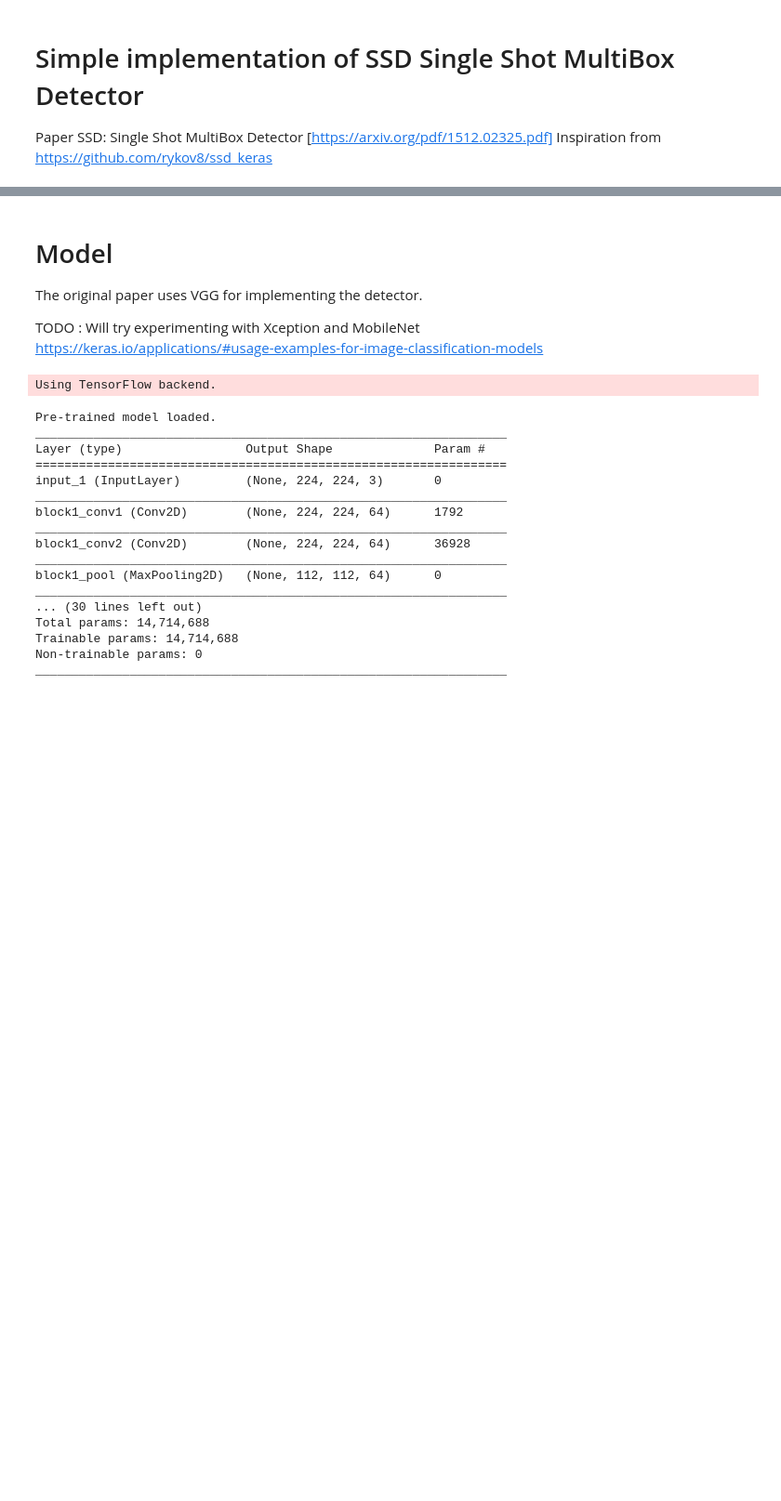
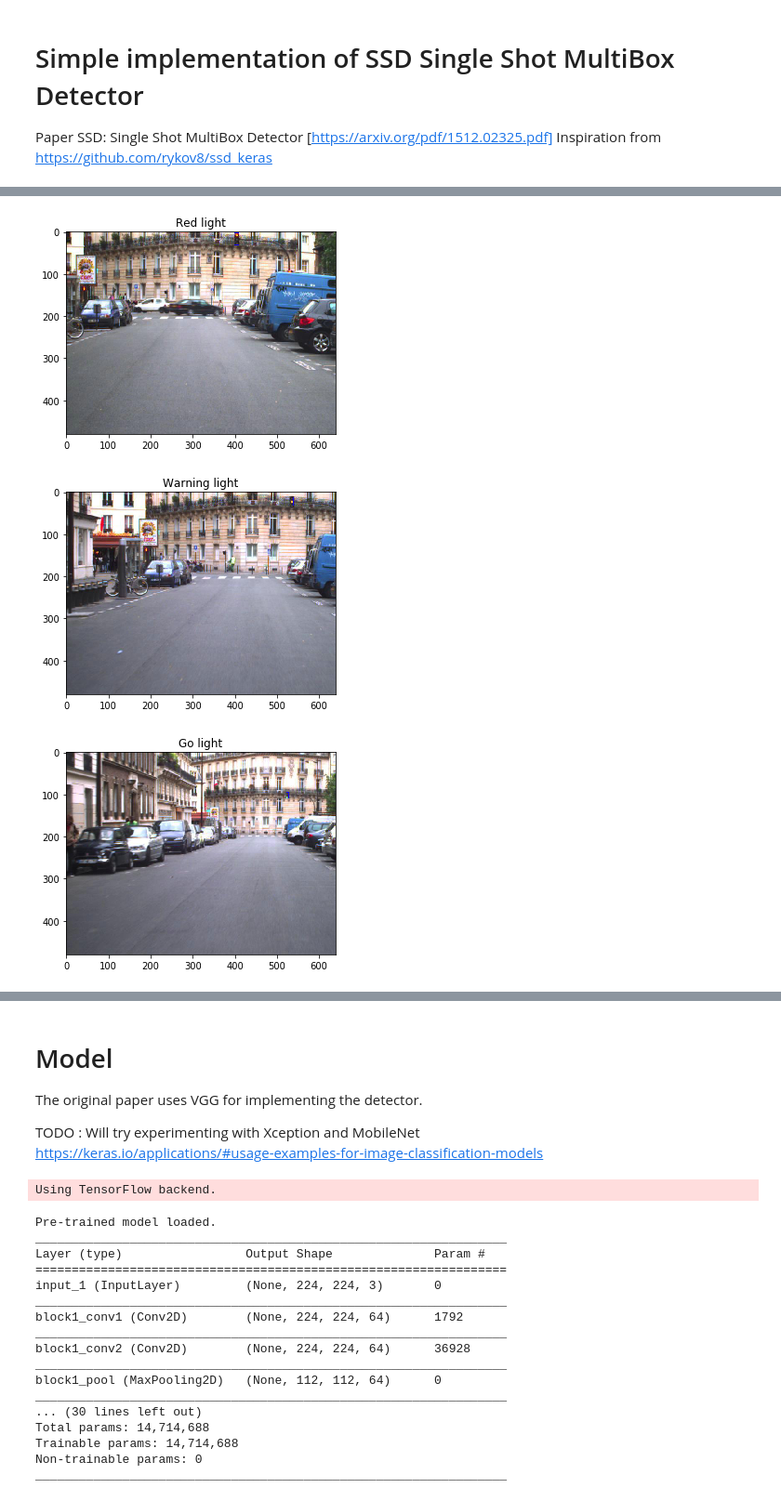
Before and after one commit to rdjondo/SimplisticSSD, a Jupyter notebook: MySSD_experiment.ipynb, the cells around one changed output, grey strips where cells are left out. Shown at 93% size. Saved outputs shown, nothing was run; the diff lists cells and outputs as text; code cells hidden in the pictures; blank space fills up the shorter version.

Commit message:
Found limitations in the dataset : only detected traffic light accross multiple traffic lights with different colors.

```diff
--- a/MySSD_experiment.ipynb
+++ b/MySSD_experiment.ipynb
@@ -24,0 +62,41 @@ ground_truth_file = 'Lara_UrbanSeq1_GroundTruth_GT.txt'
+# %%
+# Import images
+import matplotlib.pyplot as plt
+import matplotlib.image as mpimg
+import cv2
+import glob
+
+# Make a list of images
+image_folder = 'Lara_UrbanSeq1_JPG/Lara3D_UrbanSeq1_JPG'
+images = glob.glob('./{}/*.jpg'.format(image_folder))
+
+def retrieve_image_example(type_light, index = 50):
+    stop_rows = df[df['subtype']==type_light]
+    frame_idx = str(stop_rows['frameindex'].values[index])
+    light_pos = np.fromstring(stop_rows['obj_position'].values[index], dtype=int, sep=' ')
+    frame_idx = frame_idx.zfill(6) # Pad number with zeros
+    stop_image = plt.imread('./{}/frame_{}.jpg'.format(image_folder,frame_idx))
+
+    return cv2.rectangle(stop_image,(light_pos[0],light_pos[1]),(light_pos[2],light_pos[3]),(20,0,255), 1)
+
+
+# Plot image with stop light
+plt.imshow(retrieve_image_example('stop'))
+plt.title('Red light')
+plt.show()
+
+
+# Plot image with warning light
+plt.imshow(retrieve_image_example('warning'))
+plt.title('Warning light')
+plt.show()
+
+
+# Plot image with go light
+plt.imshow(retrieve_image_example('go'))
+plt.title('Go light')
+plt.show()
+# %% [output]
+[figure, added]
+[figure, added]
+[figure, added]
```
Also changed, not shown: parts of 6 cells of this notebook.
